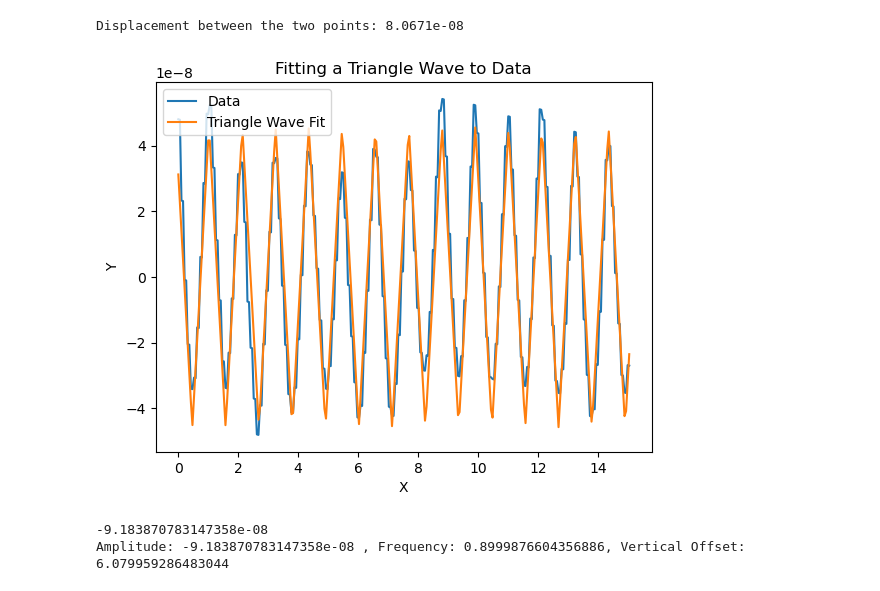
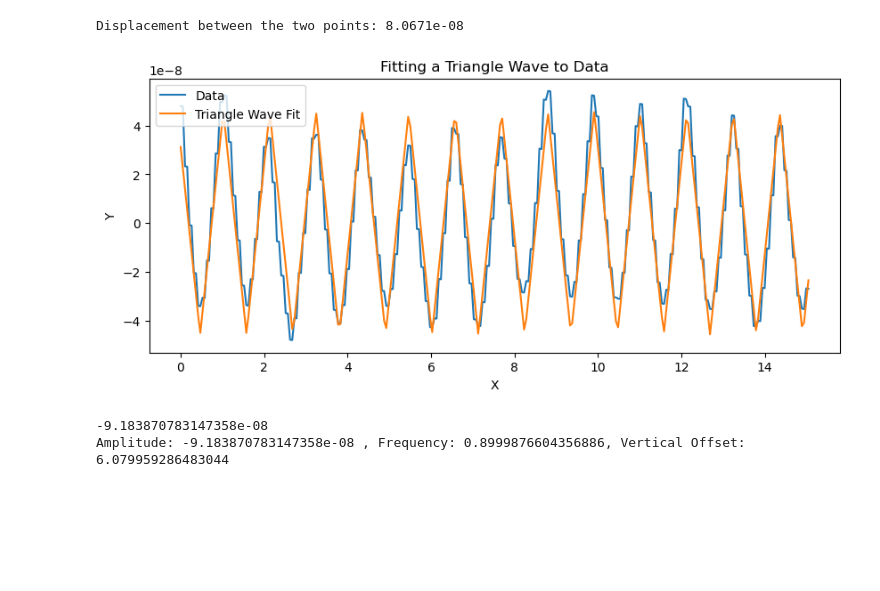
Before and after one commit to bochoa510/Realm-Project, a Jupyter notebook: Piezoelectric Characterization /piezo_displacement_characterization.ipynb, the cells around one changed output. Drawn from its saved outputs; the diff is of its cells as text; code cells hidden in the pictures; blank space fills up the shorter version.

Commit message:
made graph bigger

```diff
--- a/Piezoelectric Characterization /piezo_displacement_characterization.ipynb
+++ b/Piezoelectric Characterization /piezo_displacement_characterization.ipynb
@@ -132,34 +133,35 @@ ynp = np.array(signal.detrend(y))
 def triangle_wve(x, A, f, phi):
     return A * np.abs(2 * (x * f + phi - np.floor(x * f + phi + 0.5))) - A/2
 
 
 # Define the error function (mean squared error)
 def error(params):
     A, f, phi = params
     return np.mean((ynp - triangle_wve(xnp, A, f, phi))**2)
 
 # Initial guess for the parameters (amplitude, frequency, phase)
 initial_guess = [8.0, 1.0, 0.0]
 
 # Perform optimization to find the best-fitting parameters
 result = minimize(error, initial_guess, method='Powell')
 
 # Extract the best-fitting parameters from the optimization result
 A_fit, f_fit, phi_fit = result.x
 
 # Generate the best-fitting triangle wave based on the found parameters
 y_fit = triangle_wave(xnp, A_fit, f_fit, phi_fit)
 
 # Plot the original data and the best-fitting triangle wave
+plt.figure(figsize=(10,4))
 plt.plot(xnp, ynp, label='Data')
 plt.plot(xnp, y_fit, label='Triangle Wave Fit')
 plt.legend()
 plt.xlabel('X')
 plt.ylabel('Y')
 plt.title('Fitting a Triangle Wave to Data')
 plt.show()
 # %% [output]
-[figure, old version]
+[figure, new version]
 # %%
 print(A_fit)
 print(f"Amplitude: {A_fit} , Frequency: {f_fit}, Vertical Offset: {phi_fit}")
```
Also changed, not shown: parts of 1 cell of this notebook.
